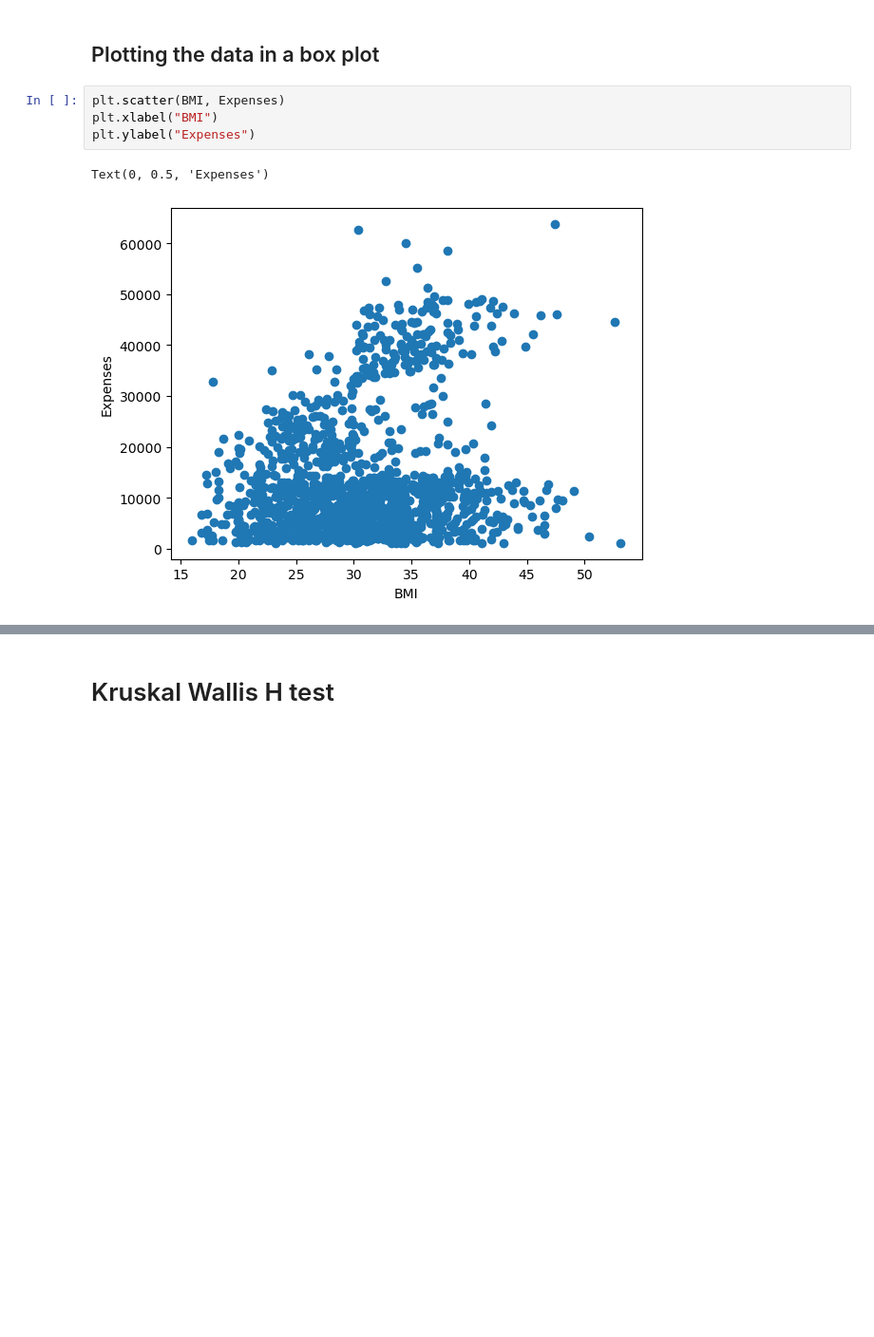
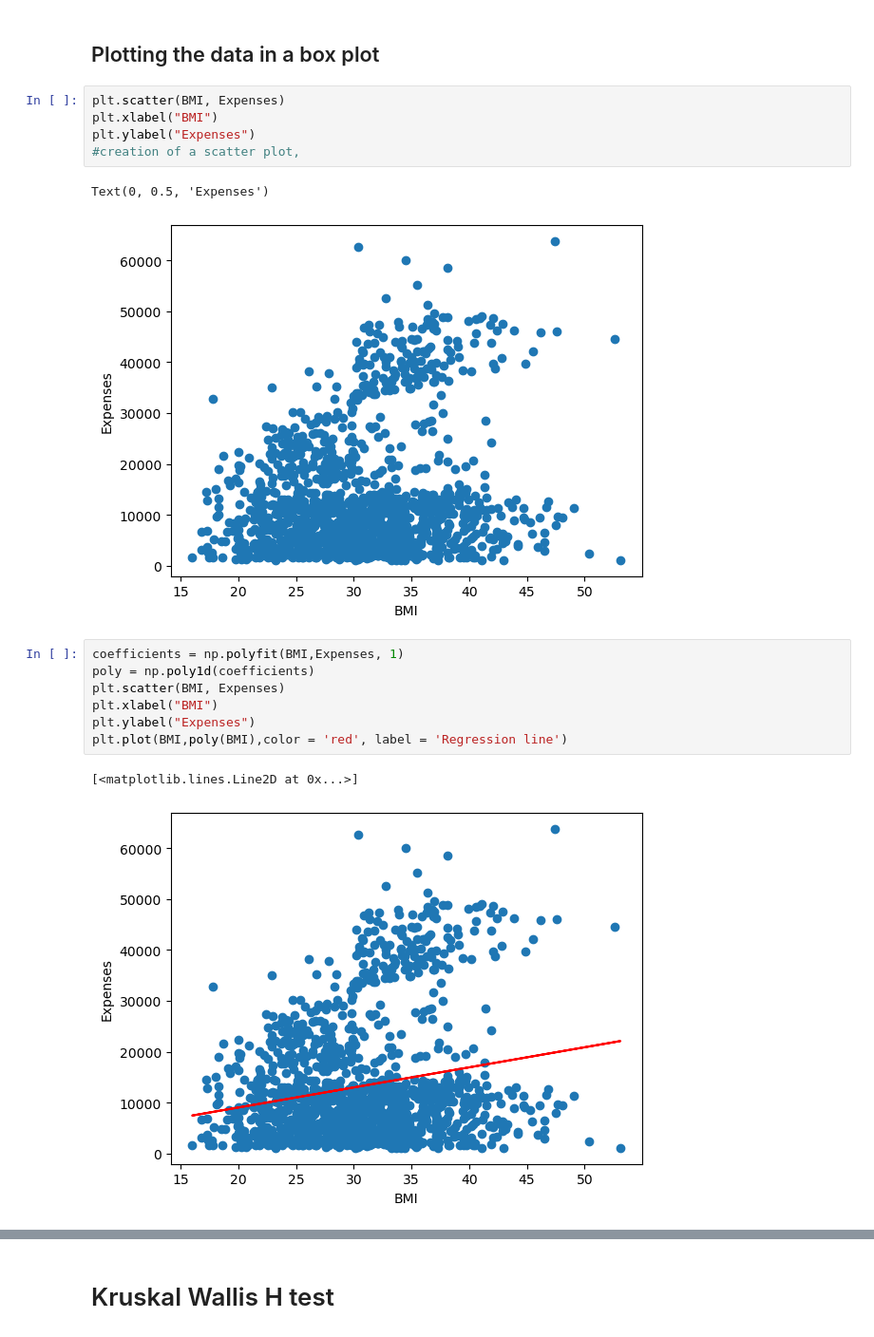
Before and after one commit to MAvdejev/Business-Statistics, a Jupyter notebook: BMI-analysis for statistics.ipynb, the cells around one changed output, grey strips where cells are left out. Shown: that part at 95% size. Saved outputs shown, nothing was run; the diff lists cells and outputs as text; blank space fills up the shorter version.

```diff
--- a/BMI-analysis for statistics.ipynb
+++ b/BMI-analysis for statistics.ipynb
@@ -212,6 +130,17 @@ Pearson's correlation coefficient between bmi and expenses:  0.198576255018932
 plt.scatter(BMI, Expenses)
 plt.xlabel("BMI")
 plt.ylabel("Expenses")
+#creation of a scatter plot,
 # %% [output]
 Text(0, 0.5, 'Expenses')
 [figure]
+# %%
+coefficients = np.polyfit(BMI,Expenses, 1)
+poly = np.poly1d(coefficients)
+plt.scatter(BMI, Expenses)
+plt.xlabel("BMI")
+plt.ylabel("Expenses")
+plt.plot(BMI,poly(BMI),color = 'red', label = 'Regression line')
+# %% [output]
+[<matplotlib.lines.Line2D at 0x...>]
+[figure, added]
```
Also changed, not shown: parts of 23 cells of this notebook.
